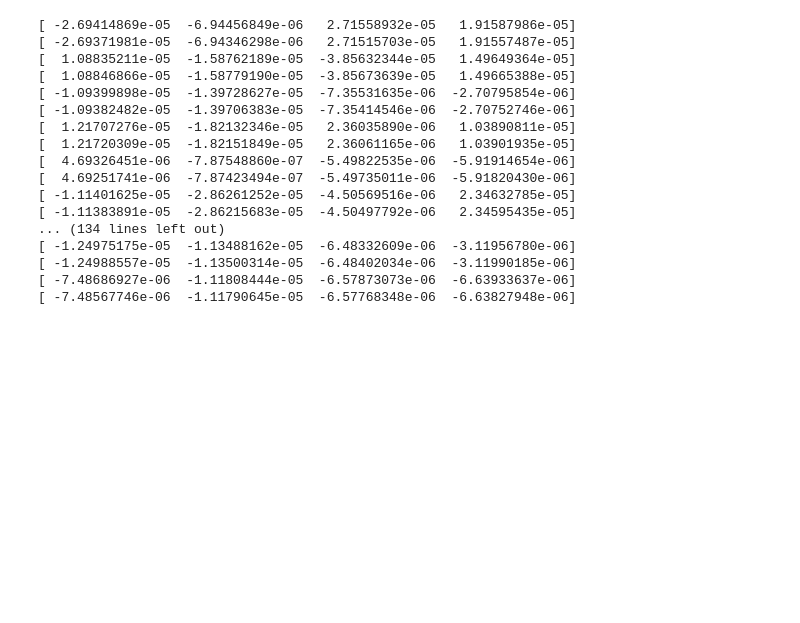
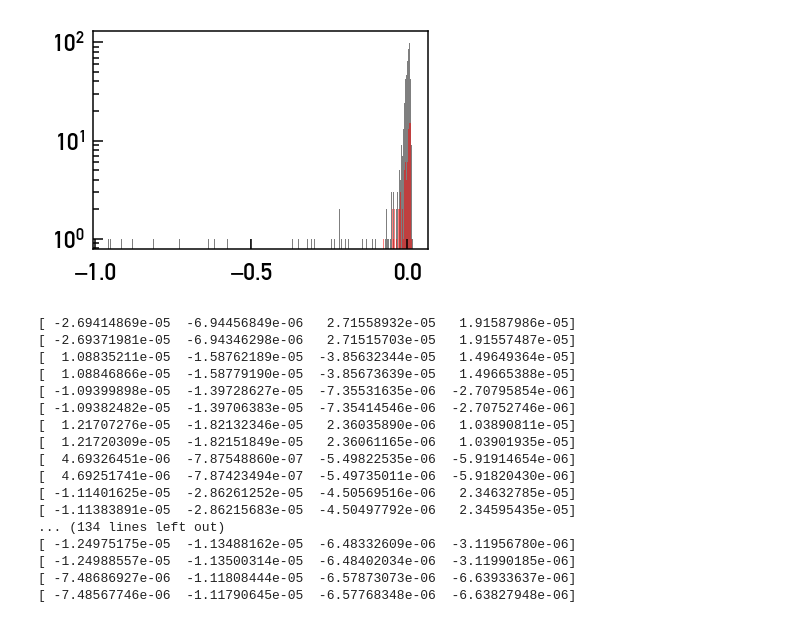
Before and after one commit to davidwhogg/Avast, a Jupyter notebook: notebooks/realdata_HIP54287_15A_Hoggrefactor.ipynb, the cells around one changed output. Drawn from its saved outputs; the diff is of its cells as text; code cells hidden in the pictures; blank space fills up the shorter version.

Commit message:
more notebooks, more stars, more angstroms

```diff
--- a/notebooks/realdata_HIP54287_15A_Hoggrefactor.ipynb
+++ b/notebooks/realdata_HIP54287_15A_Hoggrefactor.ipynb
@@ -143,3 +143,10 @@ plt.plot(model_xs_t, model_ys_t, color='red')
+# %%
+plt.hist(model_ys_star, color='k', alpha=0.5, bins=1000)
+plt.hist(model_ys_t, color='red', alpha=0.5, bins=1000)
+plt.yscale('log', nonposy='clip')
+#plt.ylim((0,100))
+# %% [output]
+[figure, added]
 # %%
 stepsize = 0.001
 for n in range(75):
```
Also changed, not shown: parts of 27 cells of this notebook, 8 other files.
